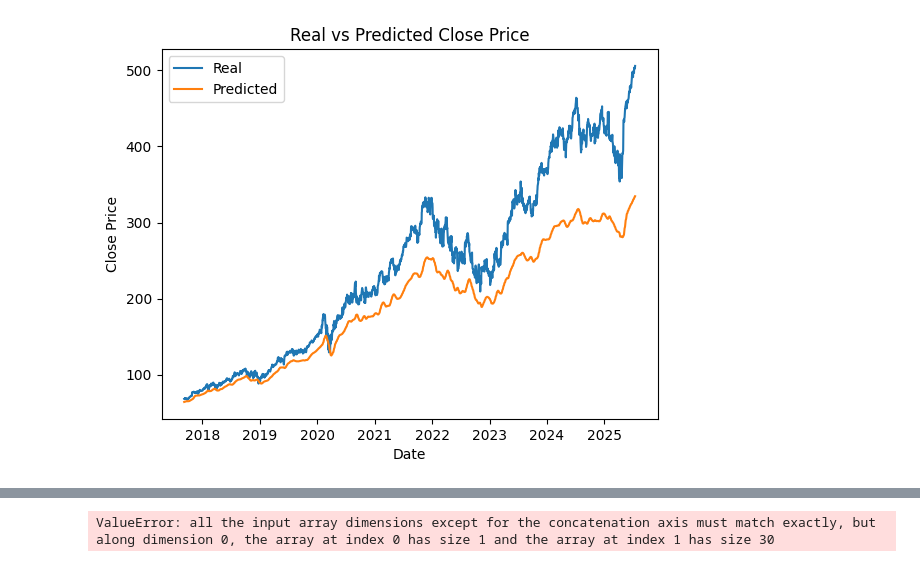
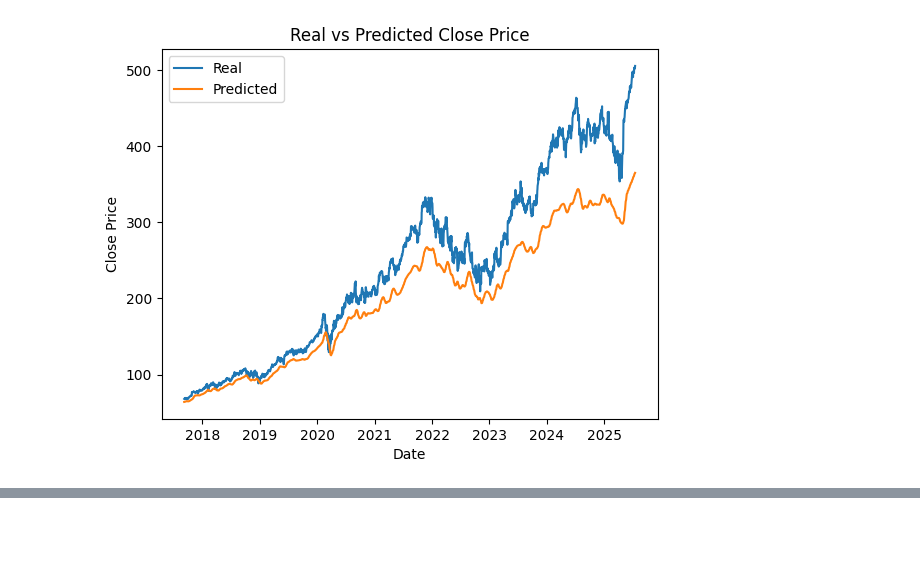
Before and after one commit to Alexloroo/my_projects, a Jupyter notebook: Microsoft-price-prediction/Microsoft-price-prediction.ipynb, the cells around one changed output, grey strips where cells are left out. Cells and saved outputs as stored; diff of their text form; code cells hidden in the pictures; blank space fills up the shorter version.

```diff
--- a/Microsoft-price-prediction/Microsoft-price-prediction.ipynb
+++ b/Microsoft-price-prediction/Microsoft-price-prediction.ipynb
@@ -19,0 +72,12 @@ plt.show()
+# %%
+df.index = pd.to_datetime(df.index)
+local_min = argrelextrema(df['Close'].values, np.less, order=80)[0]
+min_dates = df.iloc[local_min].index
+min_datesF = min_dates[(min_dates >= '2020-01-01') & (min_dates <= '2025-12-31')]
+
+
+plt.figure(figsize=(15, 5))
+df['Close'].plot(title='Historical Closing Prices', ylabel='Prices')
+for date in min_datesF:
+    plt.axvline(date, color='red', linestyle='--', alpha=0.3)
+plt.show()
@@ -20,12 +86,16 @@ plt.show()
 # %%
-# 2. Генерация новых признаков
+
 df['Range'] = df['High'] - df['Low']
 df['Close_Open_Ratio'] = df['Close'] / df['Open']
 for window in [5, 10, 20]:
     df[f'SMA_{window}'] = df['Close'].rolling(window).mean()
+df['RSI'] = ta.momentum.RSIIndicator(df['Close']).rsi()
+df['MACD'] = ta.trend.MACD(df['Close']).macd()
+df['Stoch'] = ta.momentum.StochasticOscillator(df['High'], df['Low'], df['Close']).stoch()
 df.dropna(inplace=True)
 
-# 3. Масштабирование
+
+
 scaler = MinMaxScaler()
 scaled = scaler.fit_transform(df[['Close', 'Range', 'Close_Open_Ratio', 'SMA_5', 'SMA_10', 'SMA_20', 'Volume']])
 # %%
@@ -44,13 +113,13 @@ split = int(len(X) * 0.8)
 X_train, X_test = X[:split], X[split:]
 y_train, y_test = y[:split], y[split:]
 
-model = Sequential([
-    LSTM(50, input_shape=(SEQ_LEN, X.shape[2]), return_sequences=True),
-    Dropout(0.2),
-    LSTM(50),
-    Dropout(0.2),
-    Dense(1)
+model = tf.keras.models.Sequential([
+    tf.keras.layers.LSTM(50, input_shape=(SEQ_LEN, X.shape[2]), return_sequences=True),
+    tf.keras.layers.Dropout(0.2),
+    tf.keras.layers.LSTM(50),
+    tf.keras.layers.Dropout(0.2),
+    tf.keras.layers.Dense(1)
 ])
-model.compile(optimizer='adam', loss='mse')
+model.compile(optimizer='adam', loss='huber')
 model.summary()
 # %% [output]
@@ -107,18 +176,11 @@ y_pred_inv = inverse_close(y_pred.flatten(), last_feats)
 # %%
 plt.figure()
 plt.plot(df.index[-len(y_test):], y_test_inv, label='Real')
 plt.plot(df.index[-len(y_pred):], y_pred_inv, label='Predicted')
 plt.title('Real vs Predicted Close Price')
 plt.xlabel('Date')
 plt.ylabel('Close Price')
 plt.legend()
 plt.show()
-
-# 10. Предсказание на следующий день
-last_seq = scaled[-SEQ_LEN:, 1:]
-last_seq = last_seq.reshape((1, SEQ_LEN, X.shape[2]))
-next_scaled = model.predict(last_seq)
-next_price = inverse_close(next_scaled.flatten(), last_seq[0])
-print(f"Predicted next day Close price: {next_price:.4f}")
 # %% [output]
-[figure, old version]
+[figure, new version]
@@ -126 +186,0 @@ print(f"Predicted next day Close price: {next_price:.4f}")
-ValueError: all the input array dimensions except for the concatenation axis must match exactly, but along dimension 0, the array at index 0 has size 1 and the array at index 1 has size 30
```
Also changed, not shown: parts of 11 cells of this notebook.
